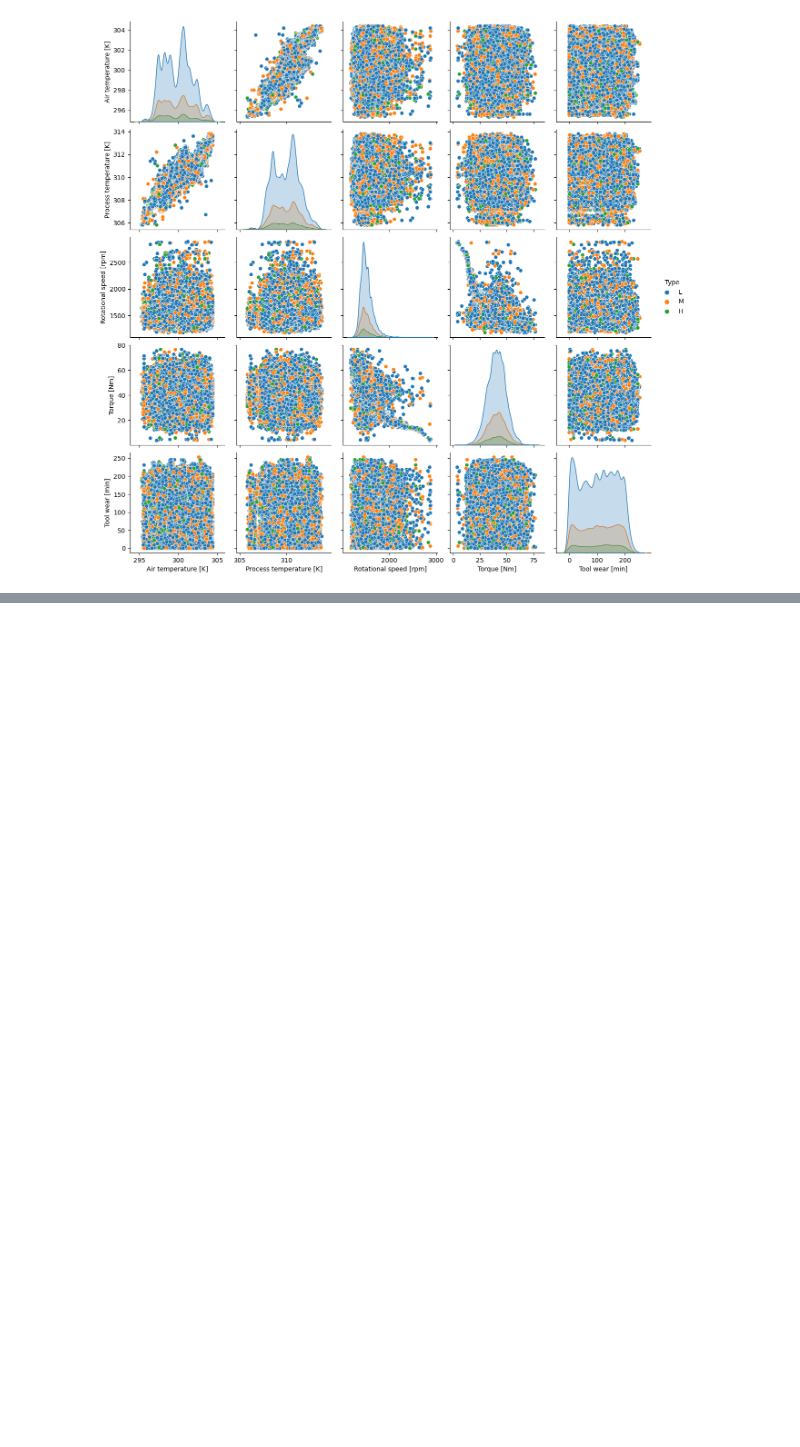
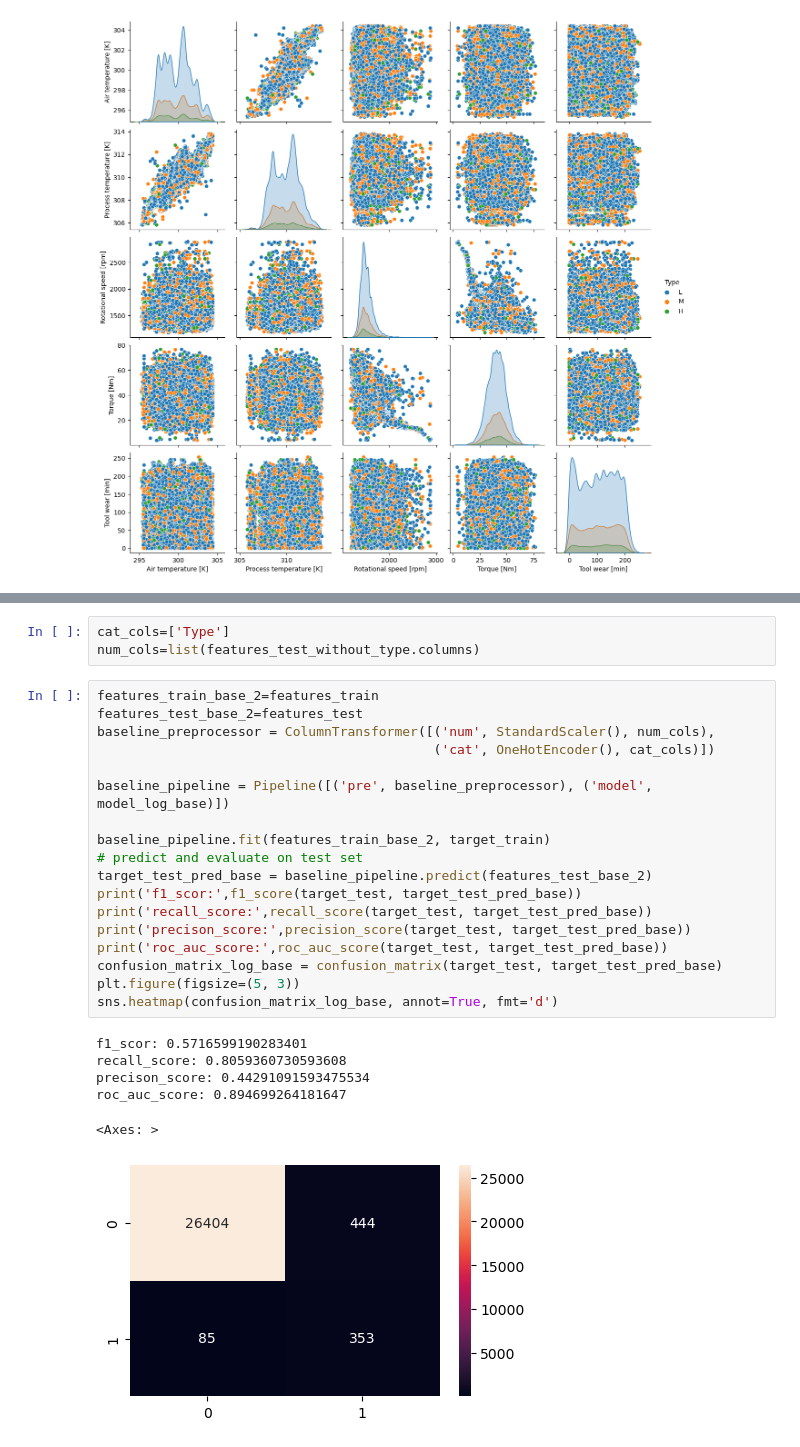
Before and after one commit to farnazashrafi/portfolio_project, a Jupyter notebook: notebooks/farnaz_test.ipynb, the cells around one changed output, grey strips where cells are left out. Saved outputs shown, nothing was run; the diff lists cells and outputs as text; blank space fills up the shorter version.

```diff
--- a/notebooks/farnaz_test.ipynb
+++ b/notebooks/farnaz_test.ipynb
@@ -141,0 +370,28 @@ sns.pairplot(data=df.loc[:, cols], hue='Type')
+# %%
+cat_cols=['Type']
+num_cols=list(features_test_without_type.columns)
+# %%
+features_train_base_2=features_train
+features_test_base_2=features_test
+baseline_preprocessor = ColumnTransformer([('num', StandardScaler(), num_cols),
+                                           ('cat', OneHotEncoder(), cat_cols)])
+
+baseline_pipeline = Pipeline([('pre', baseline_preprocessor), ('model', model_log_base)])
+
+baseline_pipeline.fit(features_train_base_2, target_train)
+# predict and evaluate on test set
+target_test_pred_base = baseline_pipeline.predict(features_test_base_2)
+print('f1_scor:',f1_score(target_test, target_test_pred_base))
+print('recall_score:',recall_score(target_test, target_test_pred_base))
+print('precison_score:',precision_score(target_test, target_test_pred_base))
+print('roc_auc_score:',roc_auc_score(target_test, target_test_pred_base))
+confusion_matrix_log_base = confusion_matrix(target_test, target_test_pred_base)
+plt.figure(figsize=(5, 3))
+sns.heatmap(confusion_matrix_log_base, annot=True, fmt='d')
+# %% [output]
+f1_scor: 0.5716599190283401
+recall_score: 0.8059360730593608
+precison_score: 0.44291091593475534
+roc_auc_score: 0.894699264181647
+<Axes: >
+[figure, added]
```
Also changed, not shown: parts of 19 cells of this notebook.
